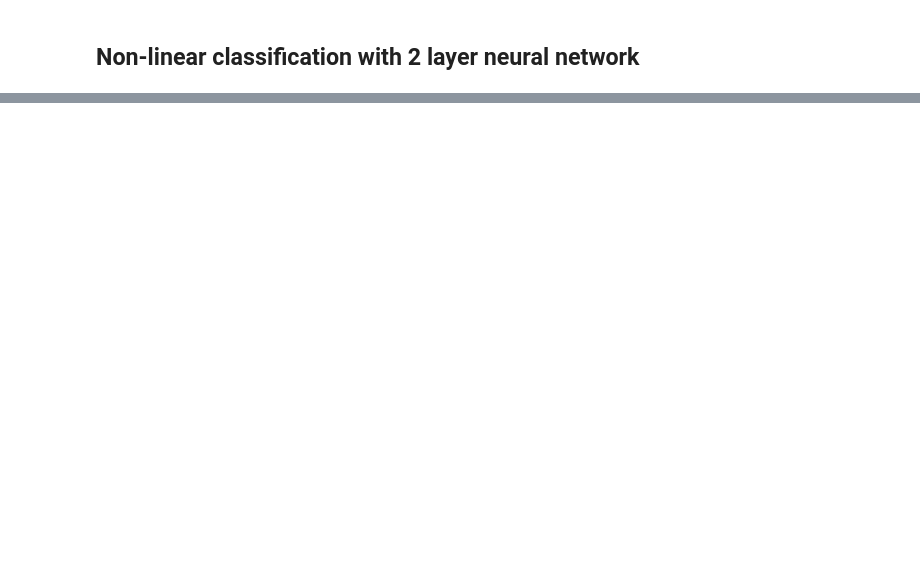
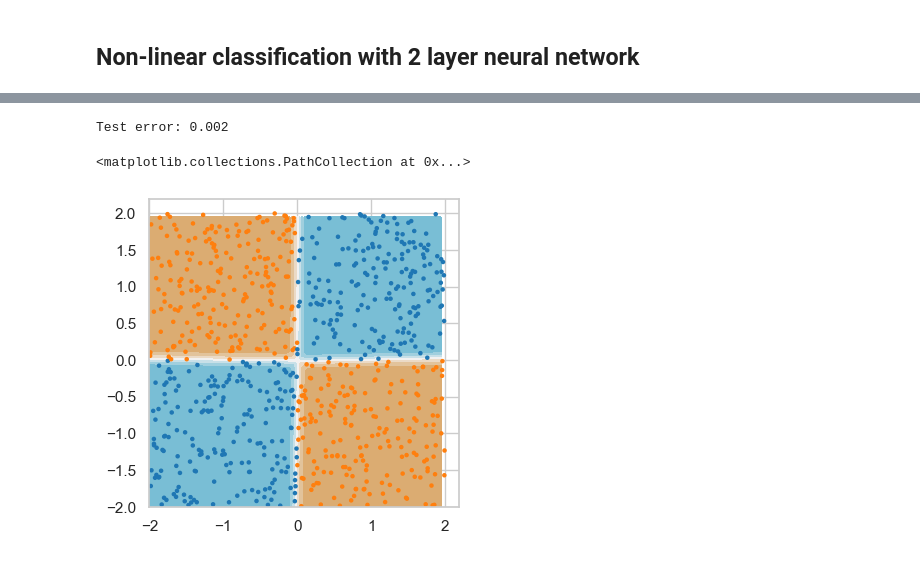
Before and after one commit to WGUNDERWOOD/group-meeting-python-workshop, a Jupyter notebook: pytorch.ipynb, the cells around one changed output, grey strips where cells are left out. Cells and saved outputs as stored; diff of their text form; code cells hidden in the pictures; blank space fills up the shorter version.

```diff
--- a/pytorch.ipynb
+++ b/pytorch.ipynb
@@ -66,25 +127,22 @@ def loss_fn(y_pred, y_true):
 # %%
+## stochastic gradient descent
 
-
-hidden_dim = 20
-
-model = NNet(x.shape[1], hidden_dim, 1)
-
-optimizer = optim.SGD(model.parameters(), lr=0.1)
-
-pred = model(x_train)
-
-epochs = 200
+epochs = 300
 
 train_loader = DataLoader(TensorDataset(x_train, y_train), batch_size=50, shuffle=True)
 
 for i in range(epochs):
+
+    # loss = logistic_loss(model(x_train), y_train.view(-1, 1))
+    # loss.backward()
+    # optimizer.step()
+    # optimizer.zero_grad()
+
     for x_batch, y_batch in train_loader:
-        loss = loss_fn(model(x_batch), y_batch.view(-1, 1))
-
+        loss = logistic_loss(model(x_batch), y_batch.view(-1, 1))
         loss.backward()
         optimizer.step()
         optimizer.zero_grad()
 
-    if i % 10 == 0:
+    if i % 50 == 0:
         print("epoch: " + str(i) + ", loss: " + str(loss.item()))
@@ -91,38 +156,46 @@ for i in range(epochs):
+# %%
+## inspect results
+
+#print("layer1 weights: " + str(model.layer1.weight.data))
+#print("layer2 weights: " + str(model.layer2.weight.data))
+#print("layer1 bias: " + str(model.layer1.bias.data))
+
+y_pred = model(x_test)
+y_pred = np.where(y_pred > 0.5, 1, 0)
+y_pred = torch.tensor(y_pred, dtype=torch.float).view(-1,1)
+
+test_err = abs(y_pred - y_test).mean()
+print(f"Test error: {test_err.item():.3f}")
+# %% [output]
+Test error: 0.002
 # %%
-
-#print("layer1 weights: " + str(model.layer1.weight.data))
-#print("layer2 weights: " + str(model.layer2.weight.data))
-
-y_pred = model(x_test)
-y_pred = np.where(y_pred > 0.5, 1, 0)
-y_pred = torch.tensor(y_pred, dtype=torch.float).view(-1,1)
-
-test_err = abs(y_pred - y_test).mean()
-print("Test error: " + str(test_err))
-
-## visualization
+## visualizing prediction contours
 
 x1 = np.arange(-2, 2, 0.05)
 x2 = np.arange(-2, 2, 0.05)
 
 x_grid_np = np.array([(i, j) for i in x1 for j in x2])
 y_grid_np = ((x_grid_np[:,0] < 0) & (x_grid_np[:, 1] > 0)).astype(int) + \
     ((x_grid_np[:,0] > 0) & (x_grid_np[:, 1] < 0)).astype(int)
 
 x_grid = torch.tensor(x_grid_np, dtype=torch.float)
 y_grid = torch.tensor(y_grid_np)
 
 y_pred = model(x_grid)
 
 y_pred_np = y_pred.detach().numpy()
 y_pred_np = y_pred_np.reshape(x1.shape[0], x2.shape[0])
 
+
 seaborn_cols = sns.color_palette("tab10")
-cols = [seaborn_cols[int(i)] for i in y]
+cols = [seaborn_cols[int(i)] for i in y_train]
 
 custom_cmap = sns.diverging_palette(220, 50, s=70, l=70, as_cmap=True)
 
 fig, ax = plt.subplots(1, 1)
 fig.set_size_inches(4, 4)
 ax.contourf(x1, x2, y_pred_np, cmap=custom_cmap)
-ax.scatter(x[:,0], x[:, 1], c=cols, s=5)
+ax.scatter(x_train[:,0], x_train[:, 1], c=cols, s=5)
+# %% [output]
+<matplotlib.collections.PathCollection at 0x...>
+[figure, added]
```
Also changed, not shown: parts of 5 cells of this notebook, 2 other files.
